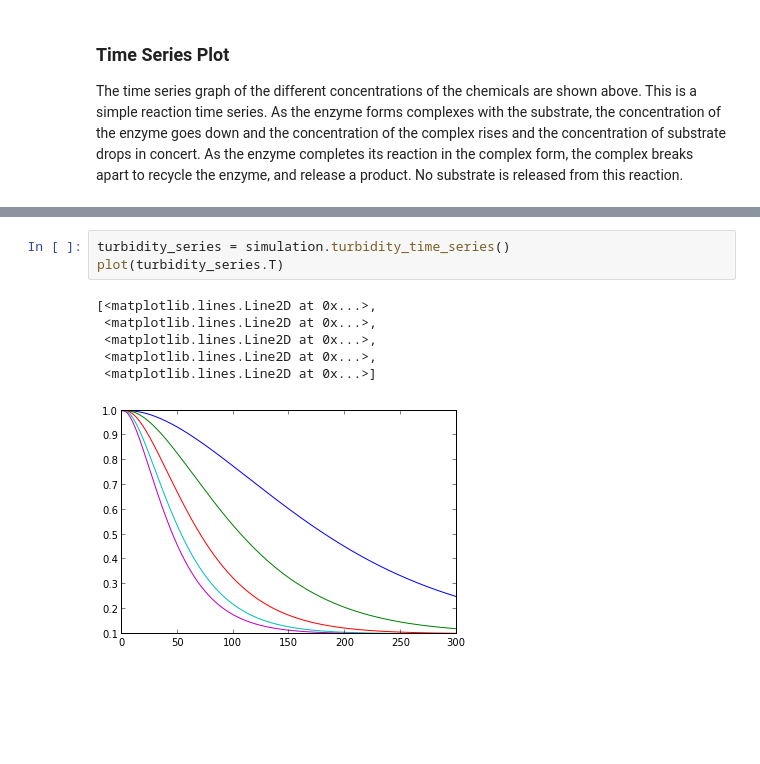
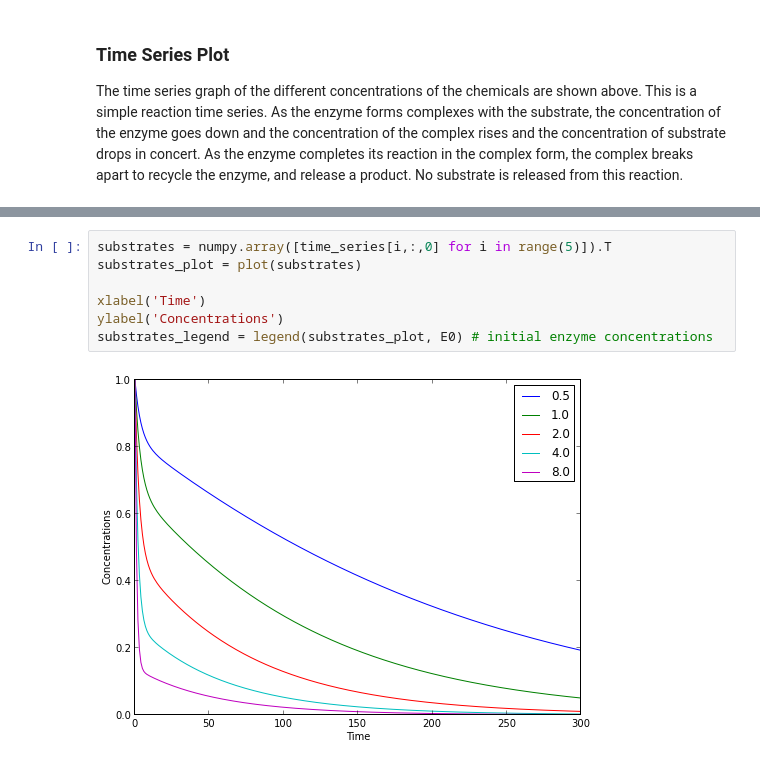
Before and after one commit to gajomi/enzymatica, a Jupyter notebook: docs/turbidity_simulation_test.ipynb, the cells around one changed output, grey strips where cells are left out. Cells and saved outputs as stored; diff of their text form; blank space fills up the shorter version.

Commit message:
Updated simulation and added some more documentation to the notebook

```diff
--- a/docs/turbidity_simulation_test.ipynb
+++ b/docs/turbidity_simulation_test.ipynb
@@ -57,10 +63,9 @@ TODO : Write up how the product, substrate and the turbidity figures relate to e
-# %%
-turbidity_series = simulation.turbidity_time_series()
-plot(turbidity_series.T)
-# %% [output]
-[<matplotlib.lines.Line2D at 0x...>,
- <matplotlib.lines.Line2D at 0x...>,
- <matplotlib.lines.Line2D at 0x...>,
- <matplotlib.lines.Line2D at 0x...>,
- <matplotlib.lines.Line2D at 0x...>]
-[figure, removed]
+# %%
+substrates = numpy.array([time_series[i,:,0] for i in range(5)]).T
+substrates_plot = plot(substrates)
+
+xlabel('Time')
+ylabel('Concentrations')
+substrates_legend = legend(substrates_plot, E0) # initial enzyme concentrations
+# %% [output]
+[figure, added]
```
Also changed, not shown: parts of 12 cells of this notebook, 1 other file.
